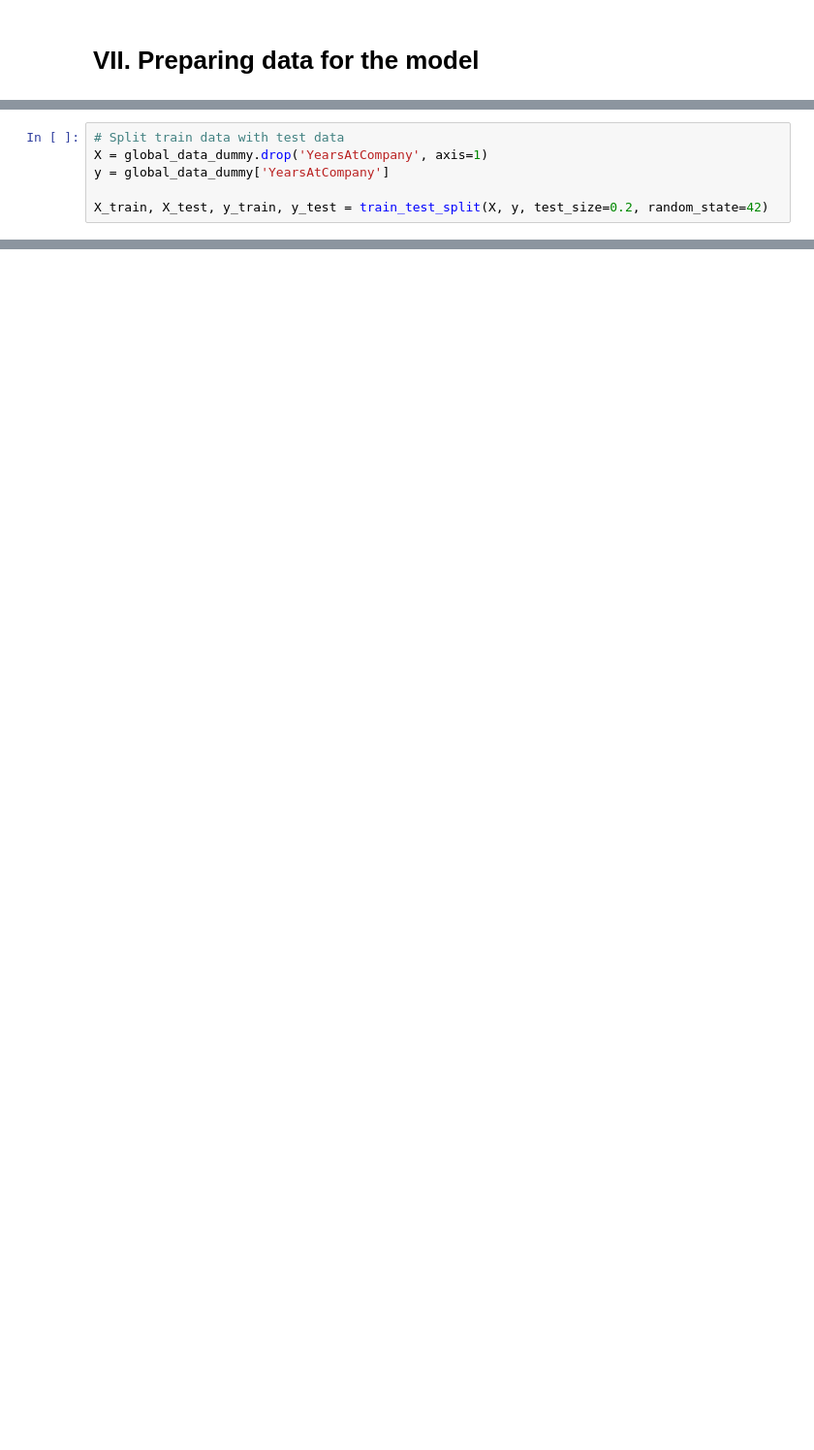
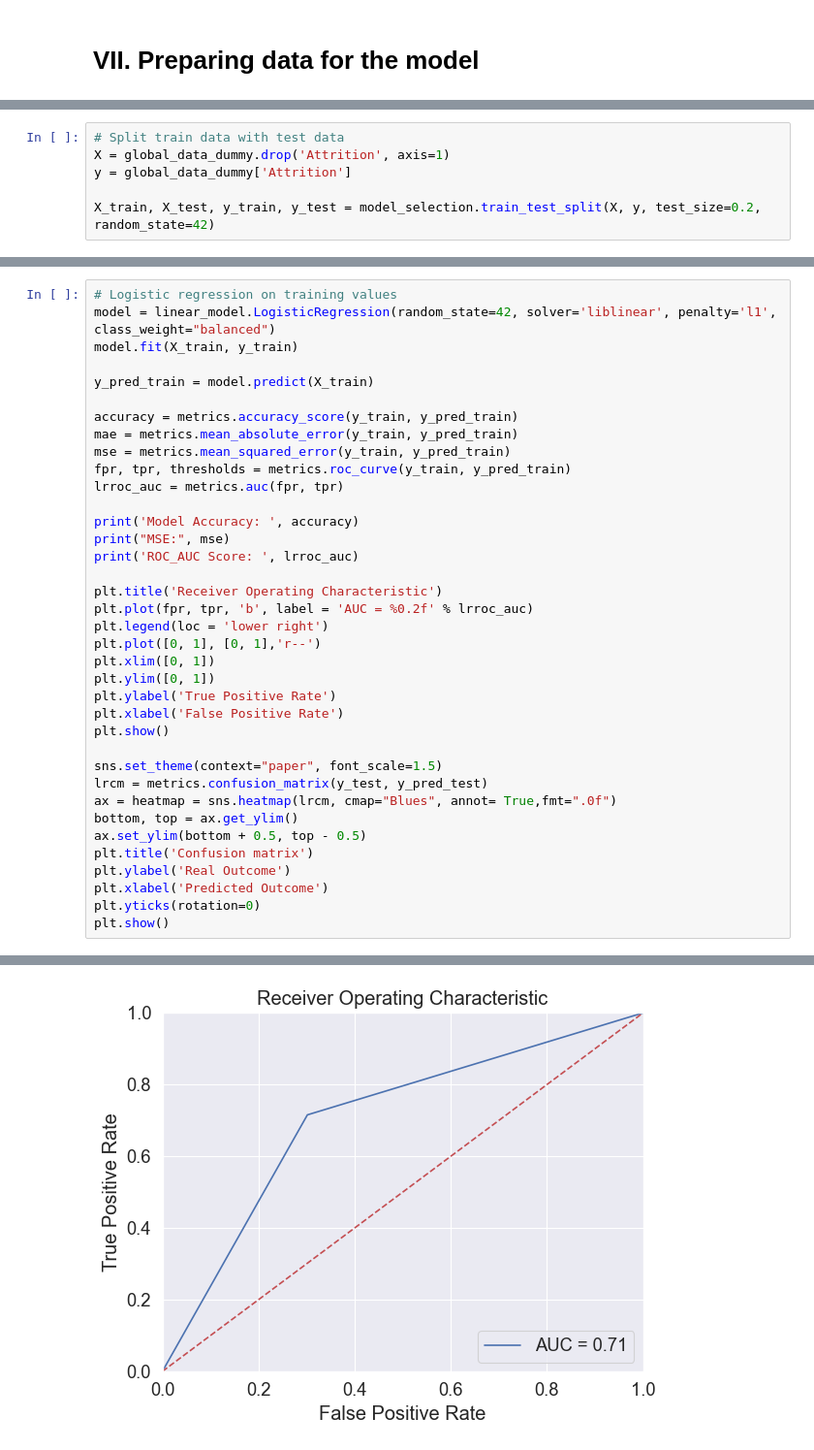
Before and after one commit to CESI-de-Rouen/Human4U, a Jupyter notebook: Data_processing.ipynb, the cells around one changed output, grey strips where cells are left out. Shown at 97% size. Drawn from its saved outputs; the diff is of its cells as text; blank space fills up the shorter version.

```diff
--- a/Data_processing.ipynb
+++ b/Data_processing.ipynb
@@ -133,7 +219,7 @@ global_data_dummy.head()
 # %%
 # Split train data with test data
-X = global_data_dummy.drop('YearsAtCompany', axis=1)
-y = global_data_dummy['YearsAtCompany']
+X = global_data_dummy.drop('Attrition', axis=1)
+y = global_data_dummy['Attrition']
 
-X_train, X_test, y_train, y_test = train_test_split(X, y, test_size=0.2, random_state=42)
+X_train, X_test, y_train, y_test = model_selection.train_test_split(X, y, test_size=0.2, random_state=42)
 # %% [markdown]
@@ -170,0 +227,38 @@ X.head()
+# %%
+# Logistic regression on training values
+model = linear_model.LogisticRegression(random_state=42, solver='liblinear', penalty='l1', class_weight="balanced")
+model.fit(X_train, y_train)
+
+y_pred_train = model.predict(X_train)
+
+accuracy = metrics.accuracy_score(y_train, y_pred_train)
+mae = metrics.mean_absolute_error(y_train, y_pred_train)
+mse = metrics.mean_squared_error(y_train, y_pred_train)
+fpr, tpr, thresholds = metrics.roc_curve(y_train, y_pred_train)
+lrroc_auc = metrics.auc(fpr, tpr)
+
+print('Model Accuracy: ', accuracy)
+print("MSE:", mse)
+print('ROC_AUC Score: ', lrroc_auc)
+
+plt.title('Receiver Operating Characteristic')
+plt.plot(fpr, tpr, 'b', label = 'AUC = %0.2f' % lrroc_auc)
+plt.legend(loc = 'lower right')
+plt.plot([0, 1], [0, 1],'r--')
+plt.xlim([0, 1])
+plt.ylim([0, 1])
+plt.ylabel('True Positive Rate')
+plt.xlabel('False Positive Rate')
+plt.show()
+
+sns.set_theme(context="paper", font_scale=1.5)
+lrcm = metrics.confusion_matrix(y_test, y_pred_test)
+ax = heatmap = sns.heatmap(lrcm, cmap="Blues", annot= True,fmt=".0f")
+bottom, top = ax.get_ylim()
+ax.set_ylim(bottom + 0.5, top - 0.5)
+plt.title('Confusion matrix')
+plt.ylabel('Real Outcome')
+plt.xlabel('Predicted Outcome')
+plt.yticks(rotation=0)
+plt.show()
+# %% [output]
@@ -170,0 +268 @@ X.head()
+[figure, added]
```
Also changed, not shown: parts of 20 cells of this notebook.
